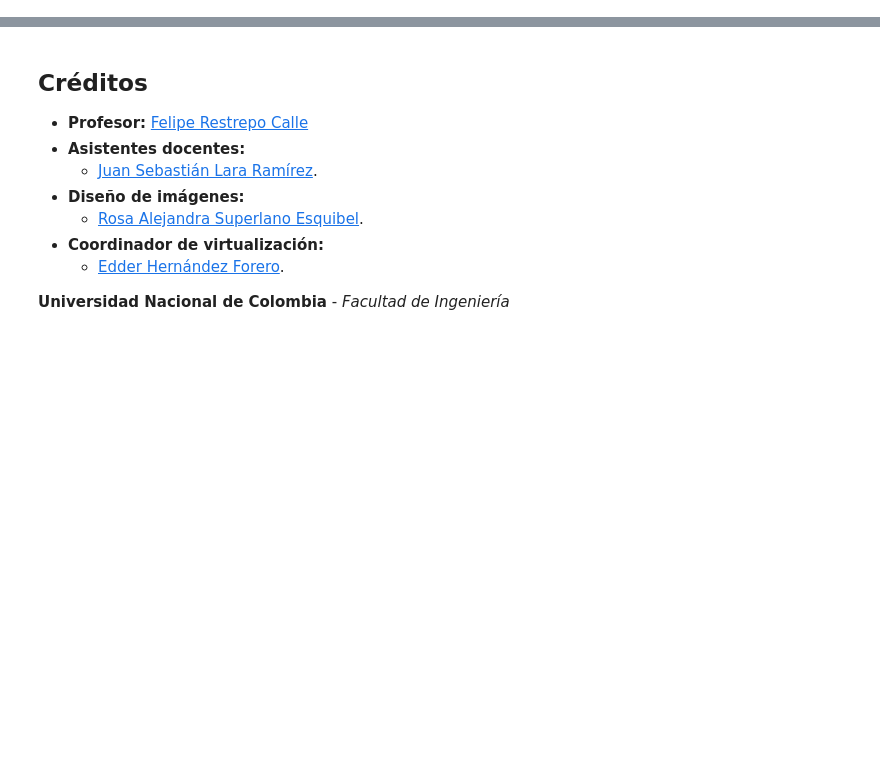
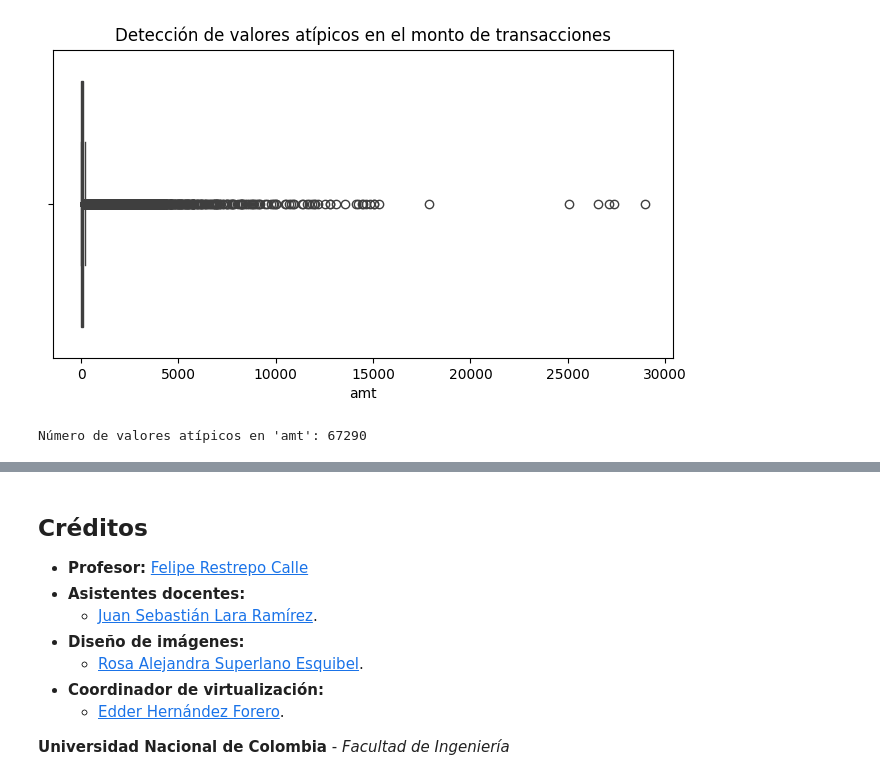
Before and after one commit to cecordobat/MLDS6, a Jupyter notebook: docs/data/Entrega_2.ipynb, the cells around one changed output, grey strips where cells are left out. Drawn from its saved outputs; the diff is of its cells as text; code cells hidden in the pictures; blank space fills up the shorter version.

```diff
--- a/docs/data/Entrega_2.ipynb
+++ b/docs/data/Entrega_2.ipynb
@@ -556,0 +284,16 @@ trouble sleeping confused mind restless heart tune
+# %%
+plt.figure(figsize=(8, 4))
+sns.boxplot(x=df_train['amt'])
+plt.title('Detección de valores atípicos en el monto de transacciones')
+plt.show()
+# %% [output]
+[figure, added]
+# %%
+Q1 = df_train['amt'].quantile(0.25)
+Q3 = df_train['amt'].quantile(0.75)
+IQR = Q3 - Q1
+
+outliers = df_train[(df_train['amt'] < (Q1 - 1.5 * IQR)) | (df_train['amt'] > (Q3 + 1.5 * IQR))]
+print("Número de valores atípicos en 'amt':", len(outliers))
+# %% [output]
+Número de valores atípicos en 'amt': 67290
```
Also changed, not shown: parts of 70 cells of this notebook.
